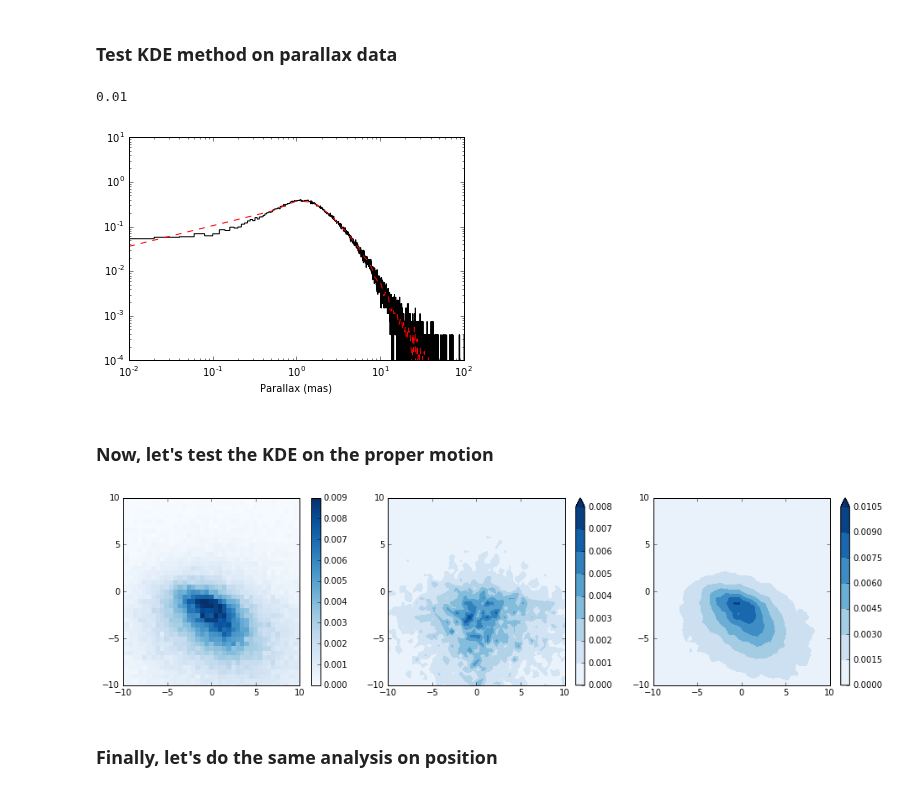
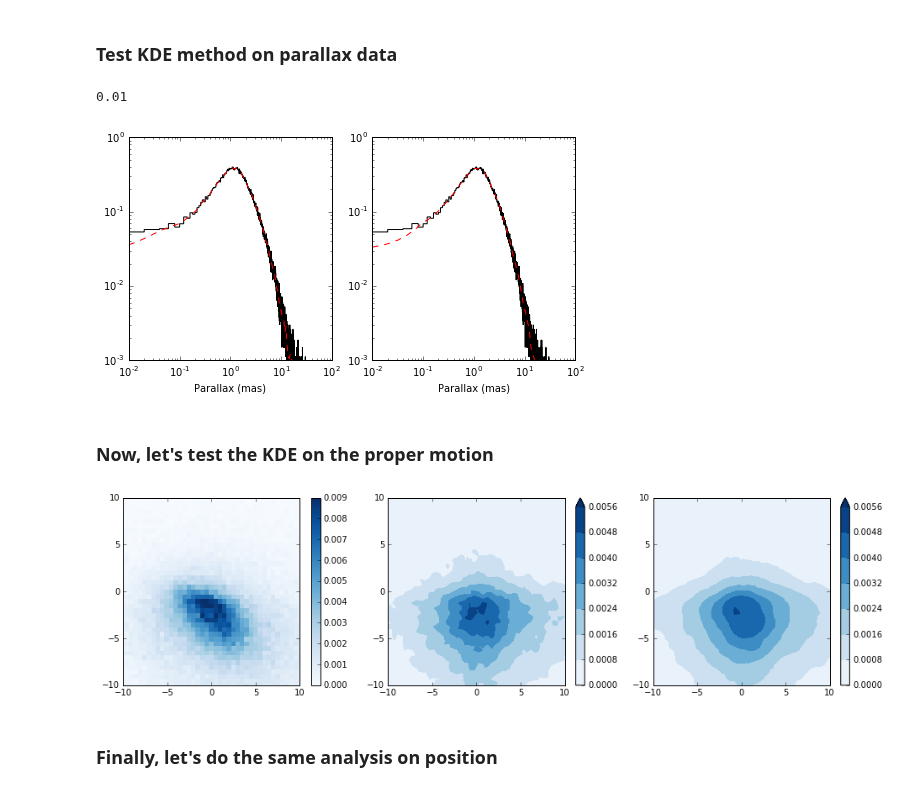
Before and after one commit to astroJeff/gaia_binaries, a Jupyter notebook: notebooks/TGAS_general.ipynb, the cells around one changed output. Saved outputs shown, nothing was run; the diff lists cells and outputs as text; code cells hidden in the pictures.

```diff
--- a/notebooks/TGAS_general.ipynb
+++ b/notebooks/TGAS_general.ipynb
@@ -178,36 +178,40 @@ sys.path.append('../src')
 import P_posterior
 import parallax
 # %%
+fig, ax = plt.subplots(1, 2, figsize=(8,4))
+
 parallax.plx_kde = None
-parallax.set_plx_kde(tgas_full, bandwidth=0.01, method='kde')
+parallax.set_plx_kde(tgas_full, bandwidth=0.01, method='scipy_kde')
 print parallax.plx_kde.covariance_factor()
-# parallax.plx_hist_blocks = None
-# parallax.plx_hist_bins = None
-# parallax.set_plx_kde(tgas_full, method='blocks')
+
+
+xmin, xmax = 0.01, 100
+x = 10**np.linspace(np.log10(xmin), np.log10(xmax), 200)
+ax[0].hist(tgas_full['plx'], histtype='step', color='k', bins=10000, normed=True, range=(0,200))
+ax[0].plot(x, parallax.get_plx_prior(x, method='scipy_kde'), color='r', linestyle='dashed')
 
 
 
 
-#xmin, xmax = -1, 10
-xmin, xmax = 0.01, 100
-x = np.linspace(xmin, xmax, 200)
-plt.hist(tgas_full['plx'], histtype='step', color='k', bins=10000, normed=True, range=(0,200))
-#plt.plot(x, parallax.get_plx_prior(x, method='kde'), color='r', linestyle='dashed')
-plt.plot(x, parallax.get_plx_prior(x), color='r', linestyle='dashed')
-#plt.plot(x, parallax.get_plx_prior(x, method='blocks'), color='b', linestyle='dashed')
+parallax.plx_kde = None
+parallax.set_plx_kde(tgas_full, bandwidth=0.1, method='sklearn_kde')
+
+ax[1].hist(tgas_full['plx'], histtype='step', color='k', bins=10000, normed=True, range=(0,200))
+ax[1].plot(x, parallax.get_plx_prior(x, method='sklearn_kde'), color='r', linestyle='dashed')
 
 
-plt.xscale('log')
-plt.xlim(xmin, xmax)
-plt.yscale('log')
-plt.ylim(1.0e-4, 1.0e1)
-
-plt.xlabel('Parallax (mas)')
+# Adjust all the plots
+for a in ax:
+    a.set_xscale('log')
+    a.set_xlim(xmin, xmax)
+    a.set_yscale('log')
+    a.set_ylim(1.0e-3, 1.0e0)
+    a.set_xlabel('Parallax (mas)')
 
 plt.show()
 # %% [output]
 0.01
-[figure, old version]
+[figure, new version]
 # %% [markdown]
 ### Now, let's test the KDE on the proper motion
 # %%
@@ -236,7 +240,7 @@ fig.colorbar(im, ax=ax[0])
 
 
 P_random.mu_kde = None
-Z = P_random.get_sigma_mu(X.flatten(), Y.flatten(), catalog=tgas_full, method='kde', bandwidth=0.003)
+Z = P_random.get_sigma_mu(X.flatten(), Y.flatten(), catalog=tgas_full, method='sklearn_kde', bandwidth=0.5)
 
 im = ax[1].tricontourf(X.flatten(), Y.flatten(), Z, cmap='Blues', extend='max')
 fig.colorbar(im, ax=ax[1])
@@ -244,7 +248,7 @@ fig.colorbar(im, ax=ax[1])
 
 
 P_random.mu_kde = None
-Z = P_random.get_sigma_mu(X.flatten(), Y.flatten(), catalog=tgas_full, method='sklearn_kde', bandwidth=0.5)
+Z = P_random.get_sigma_mu(X.flatten(), Y.flatten(), catalog=tgas_full, method='sklearn_kde', bandwidth=1.0)
 
 im = ax[2].tricontourf(X.flatten(), Y.flatten(), Z, cmap='Blues', extend='max')
 fig.colorbar(im, ax=ax[2])
@@ -256,7 +260,7 @@ for a in ax:
 
 plt.show()
 # %% [output]
-[figure, old version]
+[figure, new version]
 # %% [markdown]
 ### Finally, let's do the same analysis on position
 # %%
```
Also changed, not shown: parts of 1 cell of this notebook, 2 other files.
